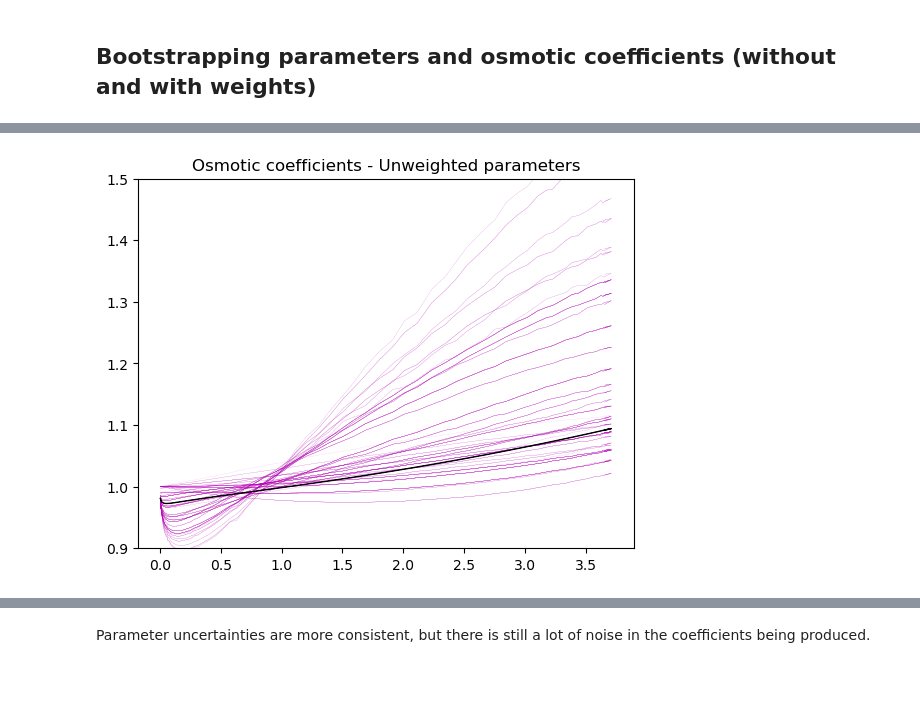
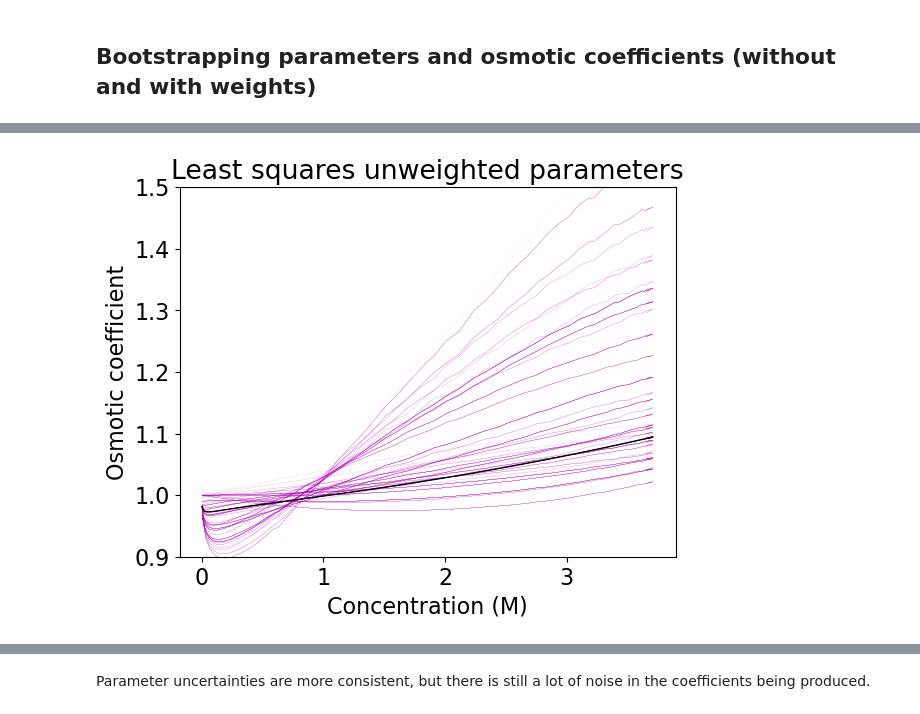
Before and after one commit to barmoral/osmotic_calculations, a Jupyter notebook: HarmonicPotential_analysis/harmonic_maxlikelihood_analysis.ipynb, the cells around one changed output, grey strips where cells are left out. Saved outputs shown, nothing was run; the diff lists cells and outputs as text; code cells hidden in the pictures; blank space fills up the shorter version.

```diff
--- a/HarmonicPotential_analysis/harmonic_maxlikelihood_analysis.ipynb
+++ b/HarmonicPotential_analysis/harmonic_maxlikelihood_analysis.ipynb
@@ -359,22 +359,24 @@ Param 2 = -0.005087852977097217 +/- 0.02535081381608448
 # %%
 # Plots of the osmotic coefficients with the unweighted parameters
 ops = list()
 ocs = list()
 for p,c in zip(bootstrap_params_unweighted, bootstrap_profiles_unweighted):
     op,oc = osmotic_pressure(c,p)
     plt.plot(c_0,oc,lw=0.1,alpha=0.2,c='m')
     ops.append(op)
     ocs.append(oc)
 opt_op = osmotic_pressure(c_0,result_unweighted.x)[0]
 opt_oc = osmotic_pressure(c_0,result_unweighted.x)[1]
 plt.plot(c_0,opt_oc,'k',lw=1,alpha=1)
 plt.ylim([0.9,1.5])
 ops = np.array(ops)
 ocs = np.array(ocs)
-plt.title('Osmotic coefficients - Unweighted parameters')
+plt.title('Least squares unweighted parameters')
+plt.xlabel('Concentration (M)')
+plt.ylabel('Osmotic coefficient')
 plt.show()
 # %% [output]
-[figure, old version]
+[figure, new version]
 # %%
 # Perform bootstrapping with weighted residuals
 bootstrap_profiles_weighted, bootstrap_params_weighted  = bootstrap_profiles(profiles=concentration_profiles, n_samples=500, res_func=weighted_residuals)
```
Also changed, not shown: parts of 8 cells of this notebook, 6 other files.
